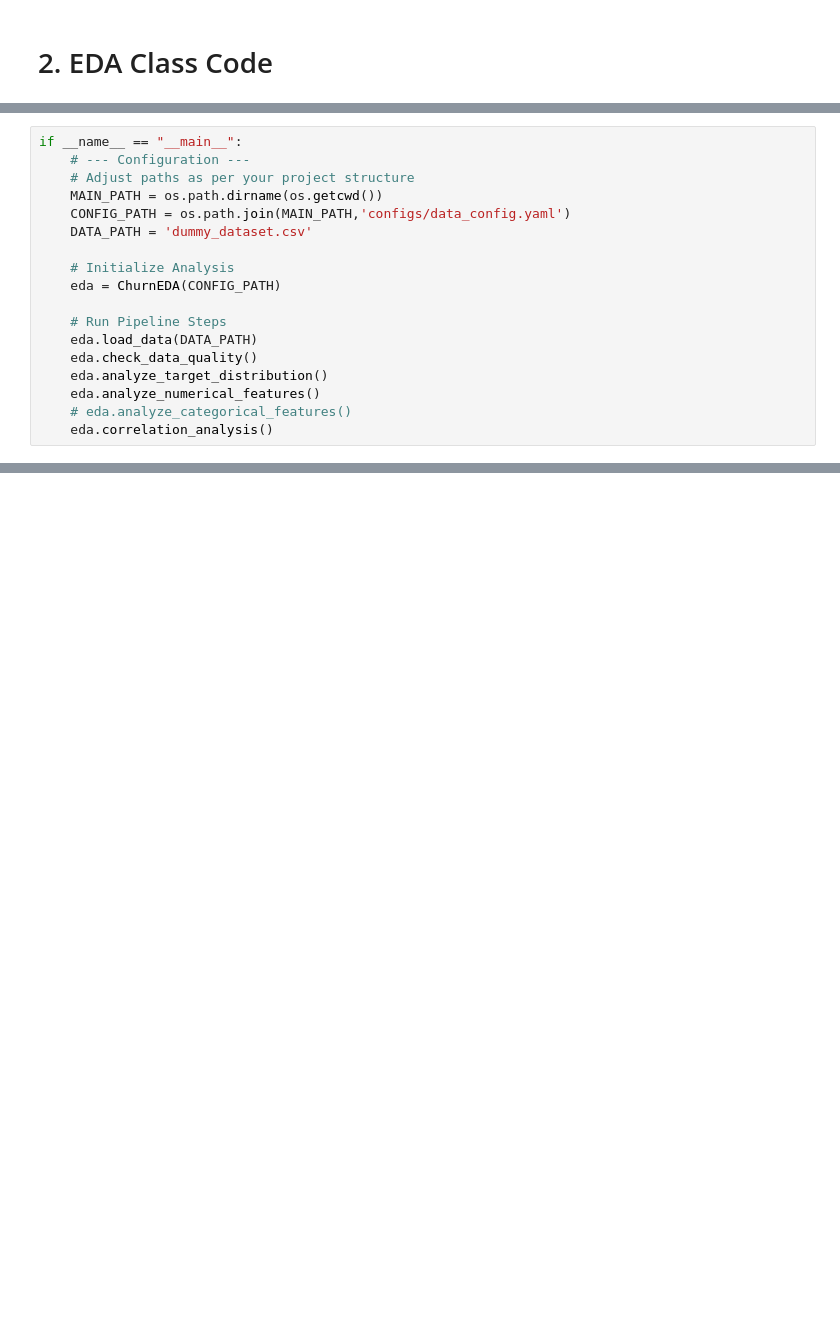
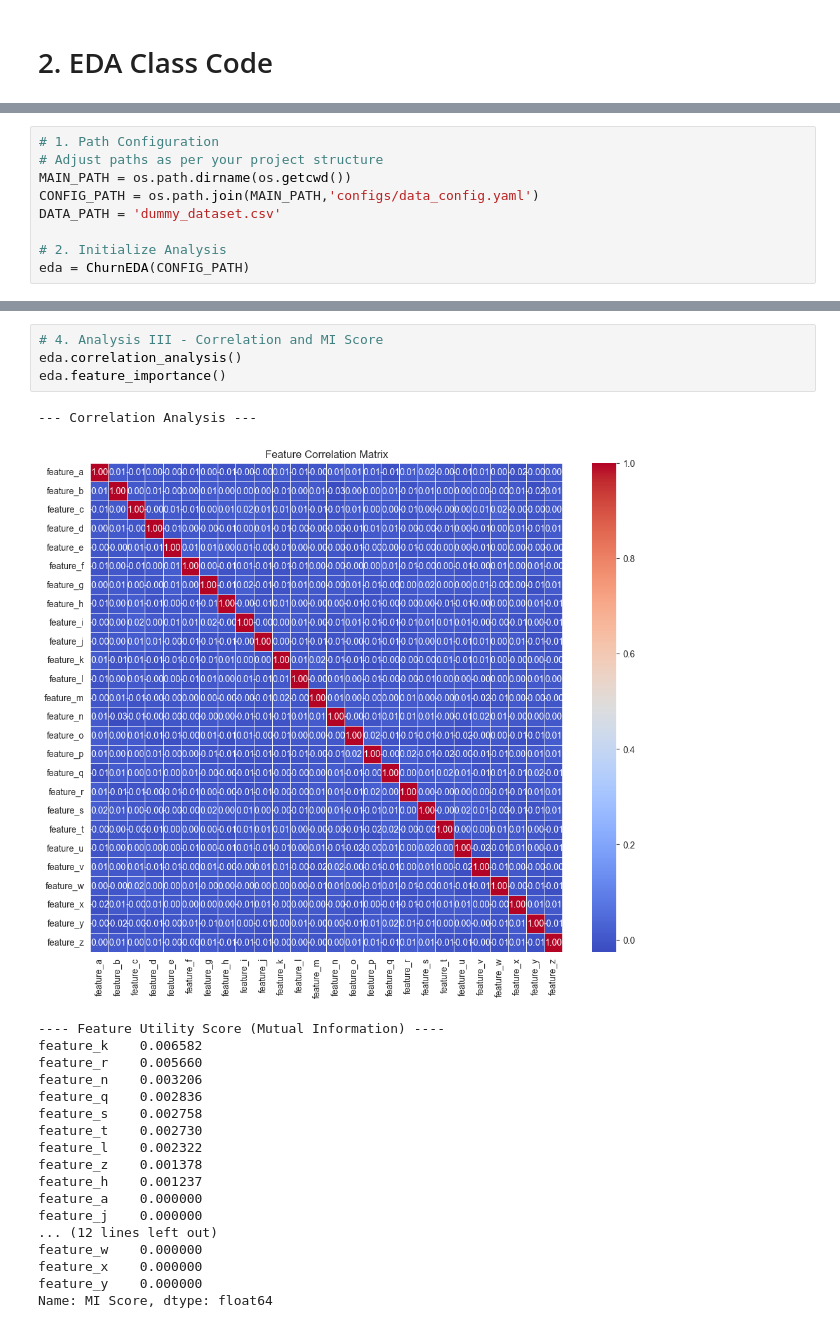
Before and after one commit to whitecode08/BinaryClassProject, a Jupyter notebook: exploratory/_001_EDA.ipynb, the cells around one changed output, grey strips where cells are left out. Saved outputs shown, nothing was run; the diff lists cells and outputs as text; blank space fills up the shorter version.

Commit message:
EDA syntax update & data_config update

```diff
--- a/exploratory/_001_EDA.ipynb
+++ b/exploratory/_001_EDA.ipynb
@@ -226,18 +255,9 @@ class ChurnEDA:
 # %%
-if __name__ == "__main__":
-    # --- Configuration ---
-    # Adjust paths as per your project structure
-    MAIN_PATH = os.path.dirname(os.getcwd())
-    CONFIG_PATH = os.path.join(MAIN_PATH,'configs/data_config.yaml')
-    DATA_PATH = 'dummy_dataset.csv'
+# 1. Path Configuration
+# Adjust paths as per your project structure
+MAIN_PATH = os.path.dirname(os.getcwd())
+CONFIG_PATH = os.path.join(MAIN_PATH,'configs/data_config.yaml')
+DATA_PATH = 'dummy_dataset.csv'
 
-    # Initialize Analysis
-    eda = ChurnEDA(CONFIG_PATH)
-
-    # Run Pipeline Steps
-    eda.load_data(DATA_PATH)
-    eda.check_data_quality()
-    eda.analyze_target_distribution()
-    eda.analyze_numerical_features()
-    # eda.analyze_categorical_features()
-    eda.correlation_analysis()
+# 2. Initialize Analysis
+eda = ChurnEDA(CONFIG_PATH)
@@ -276,0 +307,24 @@ Configured Imbalance Strategy: smote
+# %%
+# 4. Analysis III - Correlation and MI Score
+eda.correlation_analysis()
+eda.feature_importance()
+# %% [output]
+--- Correlation Analysis ---
+[figure, added]
+---- Feature Utility Score (Mutual Information) ----
+feature_k    0.006582
+feature_r    0.005660
+feature_n    0.003206
+feature_q    0.002836
+feature_s    0.002758
+feature_t    0.002730
+feature_l    0.002322
+feature_z    0.001378
+feature_h    0.001237
+feature_a    0.000000
+feature_j    0.000000
+... (12 lines left out)
+feature_w    0.000000
+feature_x    0.000000
+feature_y    0.000000
+Name: MI Score, dtype: float64
```
Also changed, not shown: parts of 7 cells of this notebook, 1 other file.
